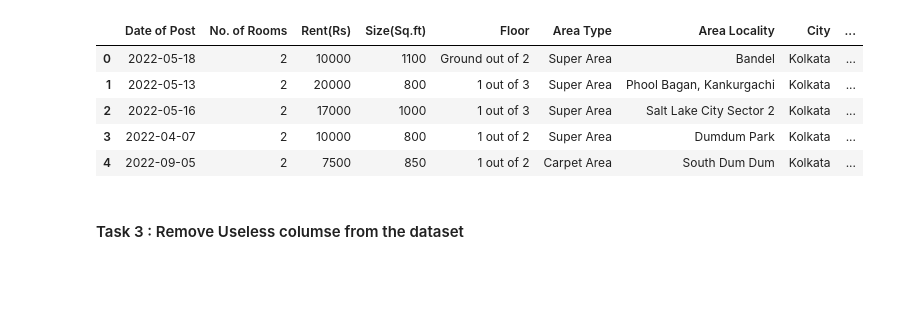
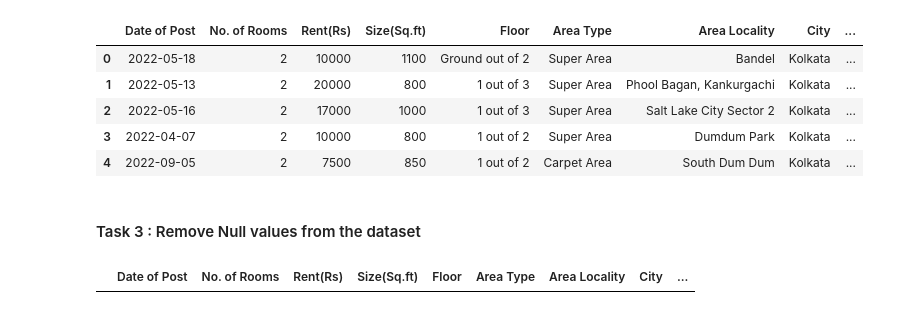
Before and after one commit to Elisha-George/Rent-Prediction__Using-Data-Science, a Jupyter notebook: IDS_Pandas_File.ipynb, the cells around one changed output. Drawn from its saved outputs; the diff is of its cells as text; code cells hidden in the pictures; blank space fills up the shorter version.

```diff
--- a/IDS_Pandas_File.ipynb
+++ b/IDS_Pandas_File.ipynb
@@ -147,4 +147,4 @@ all_data.head()
 | 3 | 2022-04-07 | 2 | 10000 | 800 | 1 out of 2 | Super Area | Dumdum Park | Kolkata | ... |
 | 4 | 2022-09-05 | 2 | 7500 | 850 | 1 out of 2 | Carpet Area | South Dum Dum | Kolkata | ... |
 # %% [markdown]
-#### Task 3 : Remove Useless columse from the dataset
+#### Task 3 : Remove Null values from the dataset
@@ -152,0 +151,5 @@ all_data.head()
+# %%
+nan_df = all_data[all_data.isna().any(axis=1)]
+nan_df.head()
+# %% [output]
+|  | Date of Post | No. of Rooms | Rent(Rs) | Size(Sq.ft) | Floor | Area Type | Area Locality | City | ... |
```
Also changed, not shown: parts of 11 cells of this notebook.
